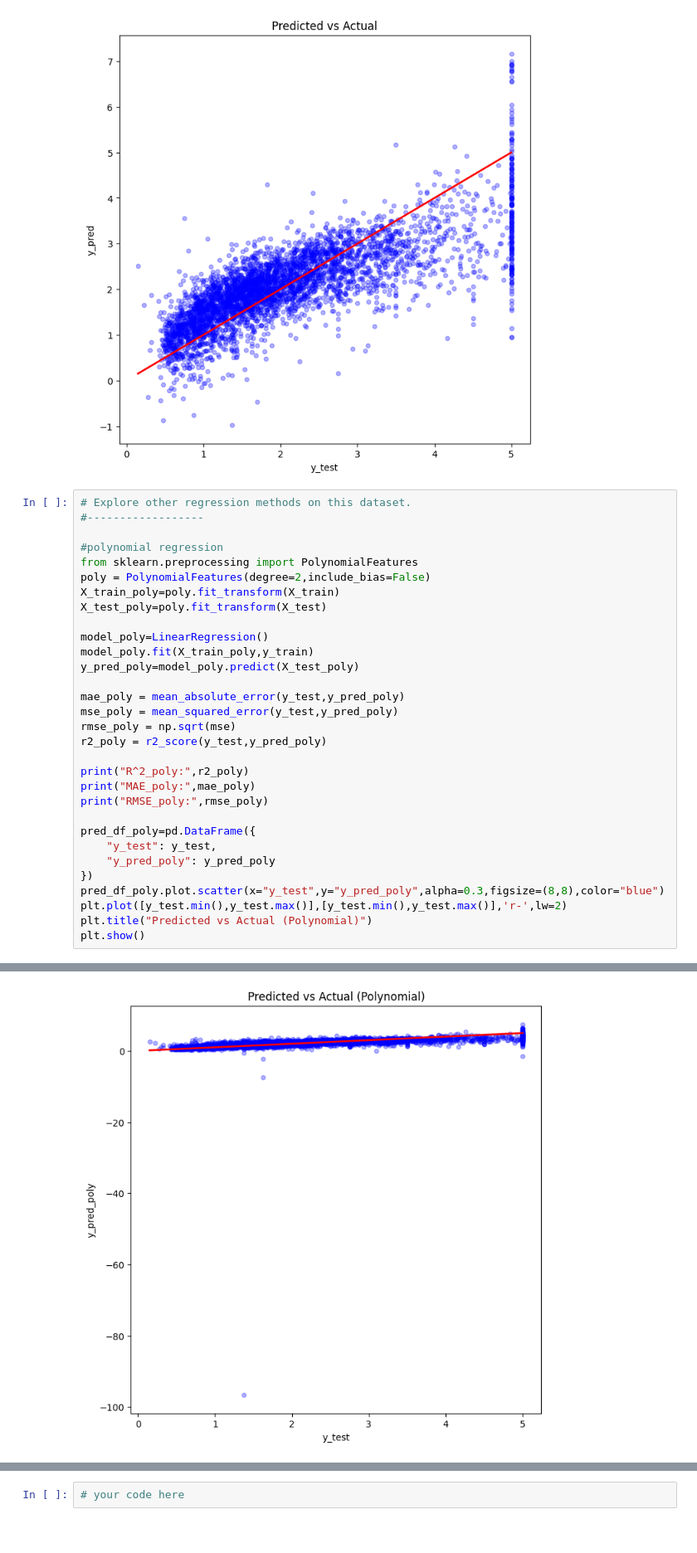
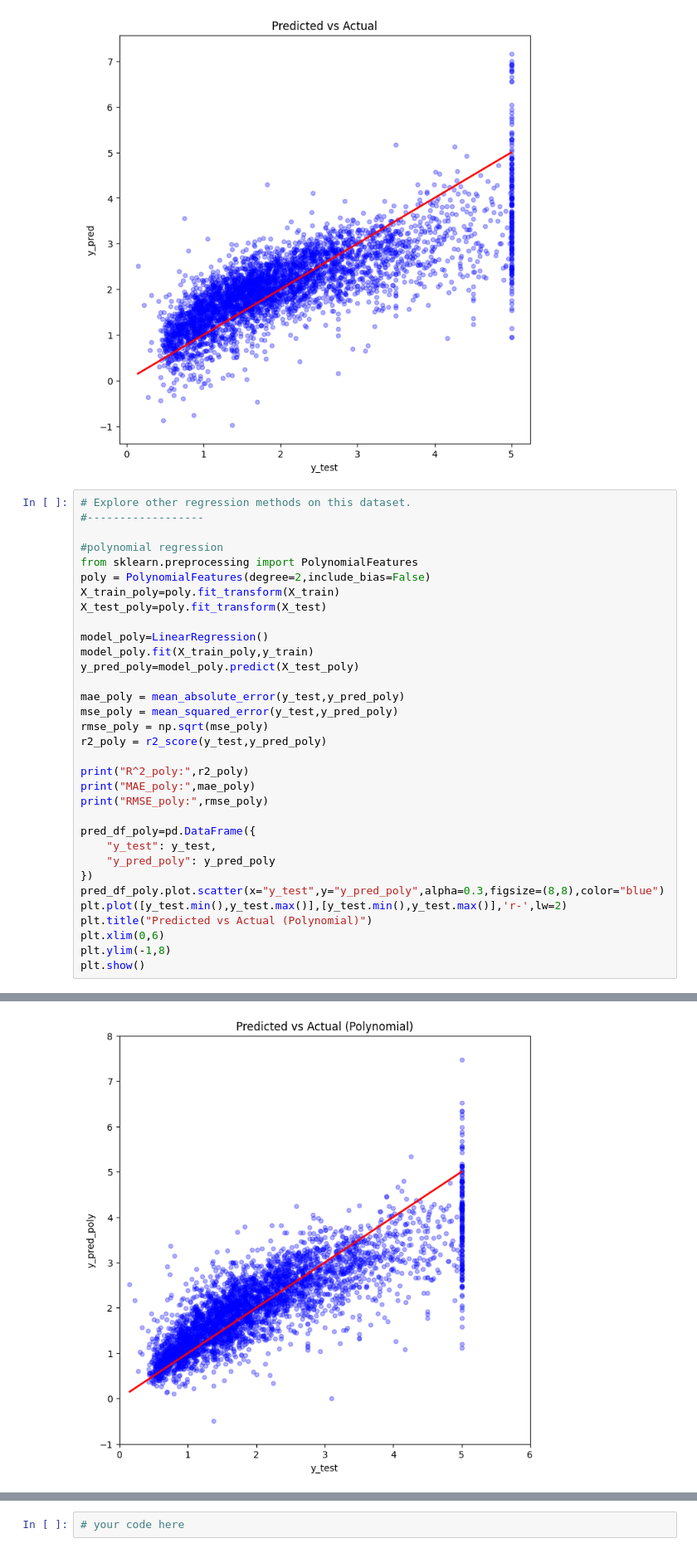
Before and after one commit to yiheng870106/Mathematics-of-Data-Science-Project-1-yiheng, a Jupyter notebook: project1.ipynb, the cells around one changed output, grey strips where cells are left out. Shown: that part at 83% size. Cells and saved outputs as stored; diff of their text form.

```diff
--- a/project1.ipynb
+++ b/project1.ipynb
@@ -112,32 +109,34 @@ plt.show()
 #polynomial regression
 from sklearn.preprocessing import PolynomialFeatures
 poly = PolynomialFeatures(degree=2,include_bias=False)
 X_train_poly=poly.fit_transform(X_train)
 X_test_poly=poly.fit_transform(X_test)
 
 model_poly=LinearRegression()
 model_poly.fit(X_train_poly,y_train)
 y_pred_poly=model_poly.predict(X_test_poly)
 
 mae_poly = mean_absolute_error(y_test,y_pred_poly)
 mse_poly = mean_squared_error(y_test,y_pred_poly)
-rmse_poly = np.sqrt(mse)
+rmse_poly = np.sqrt(mse_poly)
 r2_poly = r2_score(y_test,y_pred_poly)
 
 print("R^2_poly:",r2_poly)
 print("MAE_poly:",mae_poly)
 print("RMSE_poly:",rmse_poly)
 
 pred_df_poly=pd.DataFrame({
     "y_test": y_test,
     "y_pred_poly": y_pred_poly
 })
 pred_df_poly.plot.scatter(x="y_test",y="y_pred_poly",alpha=0.3,figsize=(8,8),color="blue")
 plt.plot([y_test.min(),y_test.max()],[y_test.min(),y_test.max()],'r-',lw=2)
 plt.title("Predicted vs Actual (Polynomial)")
+plt.xlim(0,6)
+plt.ylim(-1,8)
 plt.show()
 # %% [output]
 R^2_poly: -1.1195871908515835
 MAE_poly: 0.4880406457682521
 RMSE_poly: 0.7273129773603114
-[figure, old version]
+[figure, new version]
```
Also changed, not shown: parts of 6 cells of this notebook.
